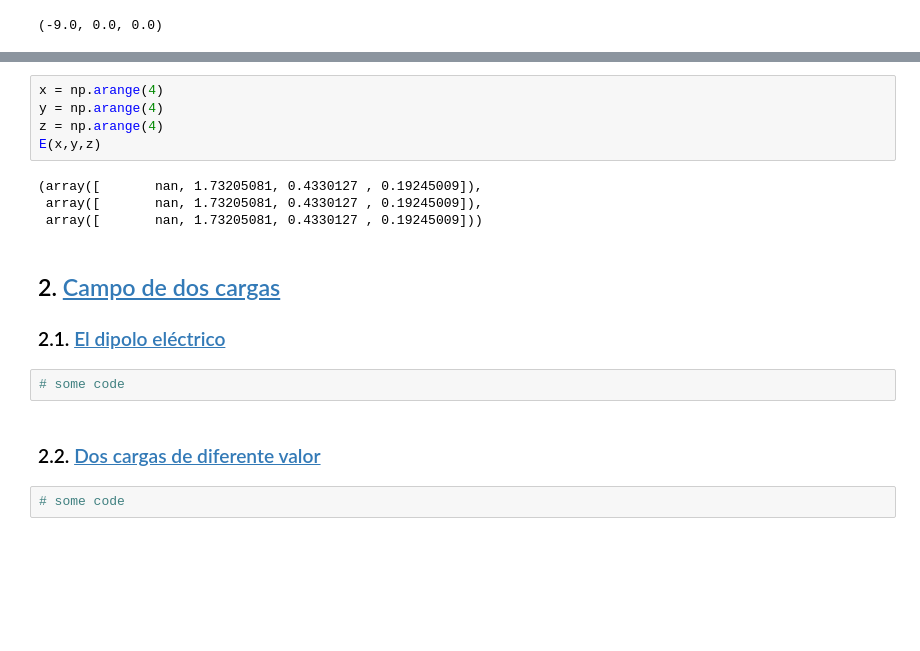
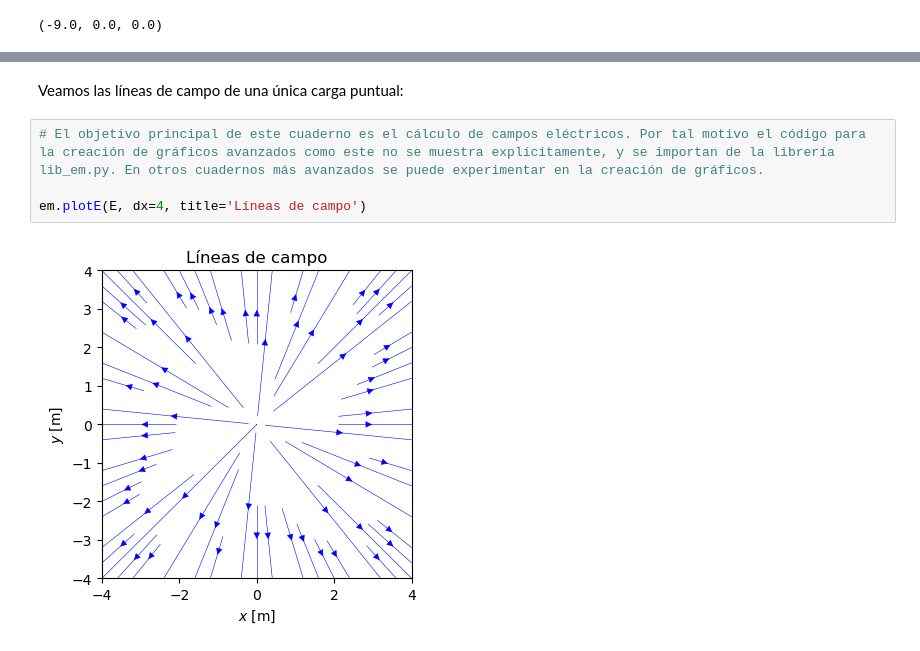
Before and after one commit to epplugins/UTN, a Jupyter notebook: electromagnetismo/em01_campo_electrico.ipynb, the cells around one changed output, grey strips where cells are left out. Drawn from its saved outputs; the diff is of its cells as text; blank space fills up the shorter version.

Commit message:
dipolo

```diff
--- a/electromagnetismo/em01_campo_electrico.ipynb
+++ b/electromagnetismo/em01_campo_electrico.ipynb
@@ -213,19 +102,8 @@ positions[0,0]
-# %%
-x = np.arange(4)
-y = np.arange(4)
-z = np.arange(4)
-E(x,y,z)
-# %% [output]
-(array([       nan, 1.73205081, 0.4330127 , 0.19245009]),
- array([       nan, 1.73205081, 0.4330127 , 0.19245009]),
- array([       nan, 1.73205081, 0.4330127 , 0.19245009]))
-# %% [markdown]
-## 2. <a id='toc2_'></a>[Campo de dos cargas](#toc0_)
-
-### 2.1. <a id='toc2_1_'></a>[El dipolo eléctrico](#toc0_)
-# %%
-# some code
-# %% [markdown]
-### 2.2. <a id='toc2_2_'></a>[Dos cargas de diferente valor](#toc0_)
-# %%
-# some code
+# %% [markdown]
+Veamos las líneas de campo de una única carga puntual:
+# %%
+# El objetivo principal de este cuaderno es el cálculo de campos eléctricos. Por tal motivo el código para la creación de gráficos avanzados como este no se muestra explícitamente, y se importan de la librería lib_em.py. En otros cuadernos más avanzados se puede experimentar en la creación de gráficos.
+
+em.plotE(E, dx=4, title='Líneas de campo')
+# %% [output]
+[figure, added]
```
Also changed, not shown: parts of 25 cells of this notebook, 1 other file.
